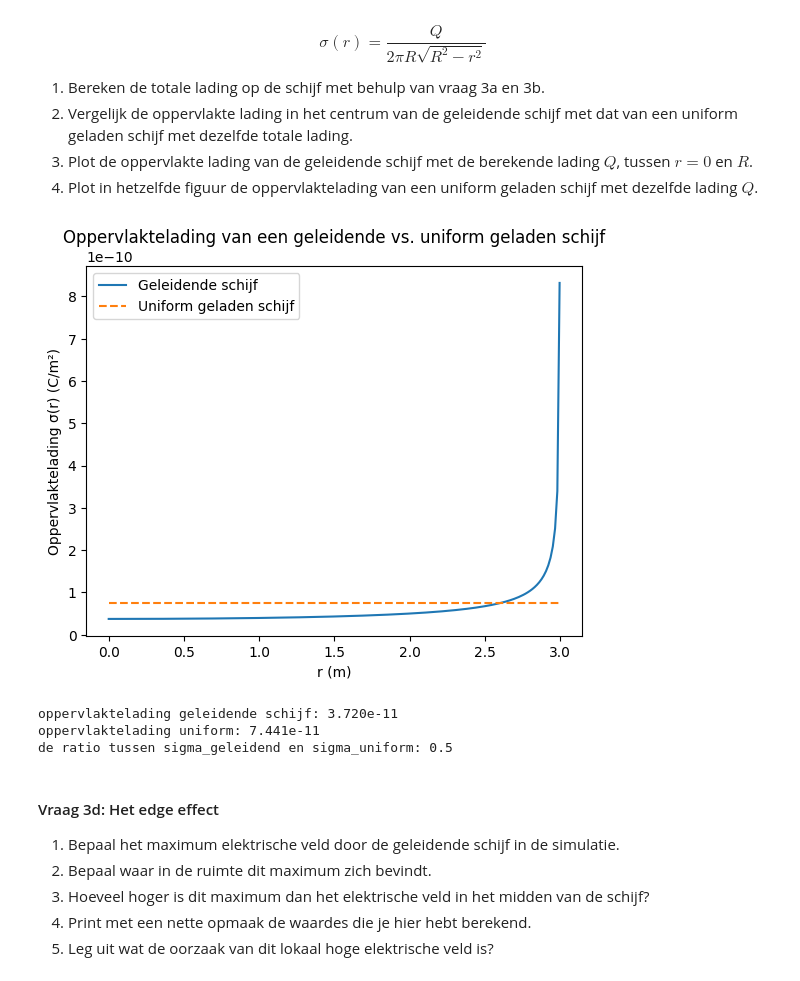
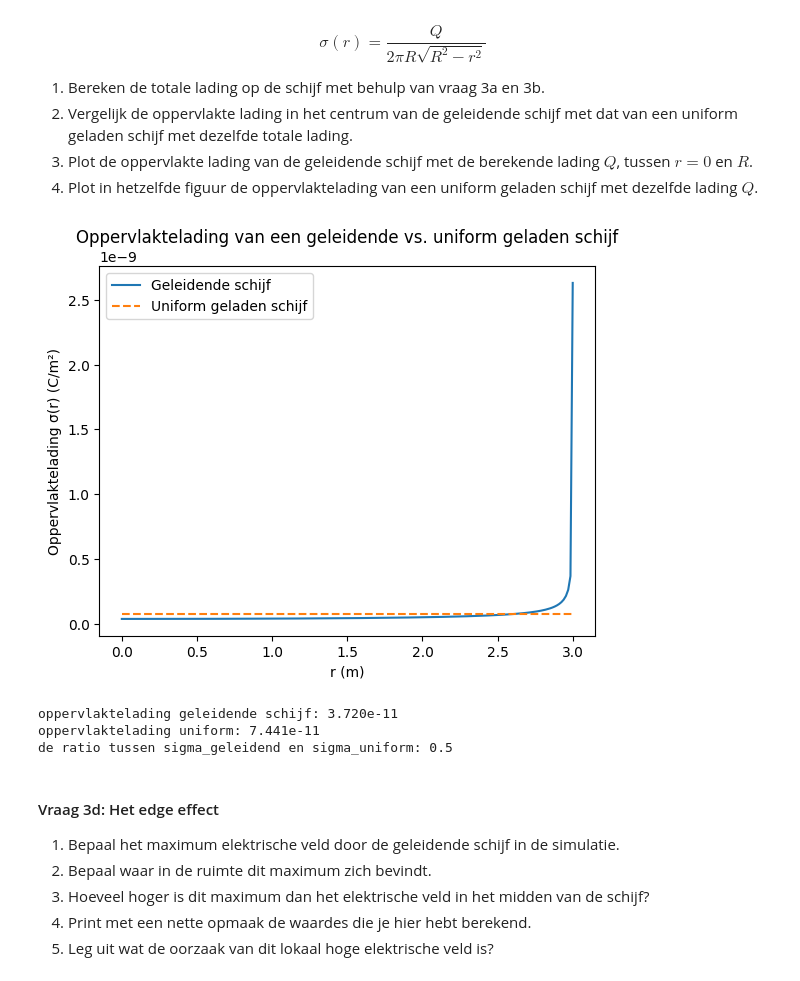
Before and after one commit to sralmulder-hash/opdrachten-DEF-D, a Jupyter notebook: DigitaleOntwerpopdrachten/1CondensatorOpdracht/CondensatorOntwerpopdracht.ipynb, the cells around one changed output. Saved outputs shown, nothing was run; the diff lists cells and outputs as text; code cells hidden in the pictures.

```diff
--- a/DigitaleOntwerpopdrachten/1CondensatorOpdracht/CondensatorOntwerpopdracht.ipynb
+++ b/DigitaleOntwerpopdrachten/1CondensatorOpdracht/CondensatorOntwerpopdracht.ipynb
@@ -477,35 +474,35 @@ $$\sigma(r) = \frac{Q}{2 \pi R \sqrt{R^2 - r^2}}$$
 # %%
  # straal van de schijf in meters
 R = disk_radius
 
 # totale lading Q
 Q = 2 * np.pi * R**2 * sigma_center # totale lading (uitlimiet bij r->0)
 
 # R-waarden om sigma(r) te plotten
-r_values = np.linspace(0, R*0.999, 200)
+r_values = np.linspace(0, R*0.9999, 200)
 
 # Oppervlaktelading van geleidende schijf
 sigma_conducting = Q / (2 * np.pi * R * np.sqrt(R**2 - r_values**2))
 
 # Uniform geladen schijf
 sigma_uniform = Q / (np.pi * R**2)
 
 # Plot
 plt.figure()
 plt.plot(r_values, sigma_conducting, label="Geleidende schijf")
 plt.plot(r_values, sigma_uniform*np.ones_like(r_values), '--', label="Uniform geladen schijf")
 plt.xlabel("r (m)")
 plt.ylabel("Oppervlaktelading σ(r) (C/m²)")
 plt.title("Oppervlaktelading van een geleidende vs. uniform geladen schijf")
 plt.legend()
 plt.show()
 
 # waarden printen
 print(f"oppervlaktelading geleidende schijf: {sigma_center:.3e}")
 print(f"oppervlaktelading uniform: {sigma_uniform:.3e}")
 print(f"de ratio tussen sigma_geleidend en sigma_uniform: {sigma_center/sigma_uniform:.1f}")
 # %% [output]
-[figure, old version]
+[figure, new version]
 oppervlaktelading geleidende schijf: 3.720e-11
 oppervlaktelading uniform: 7.441e-11
 de ratio tussen sigma_geleidend en sigma_uniform: 0.5
```
Also changed, not shown: parts of 9 cells of this notebook.
